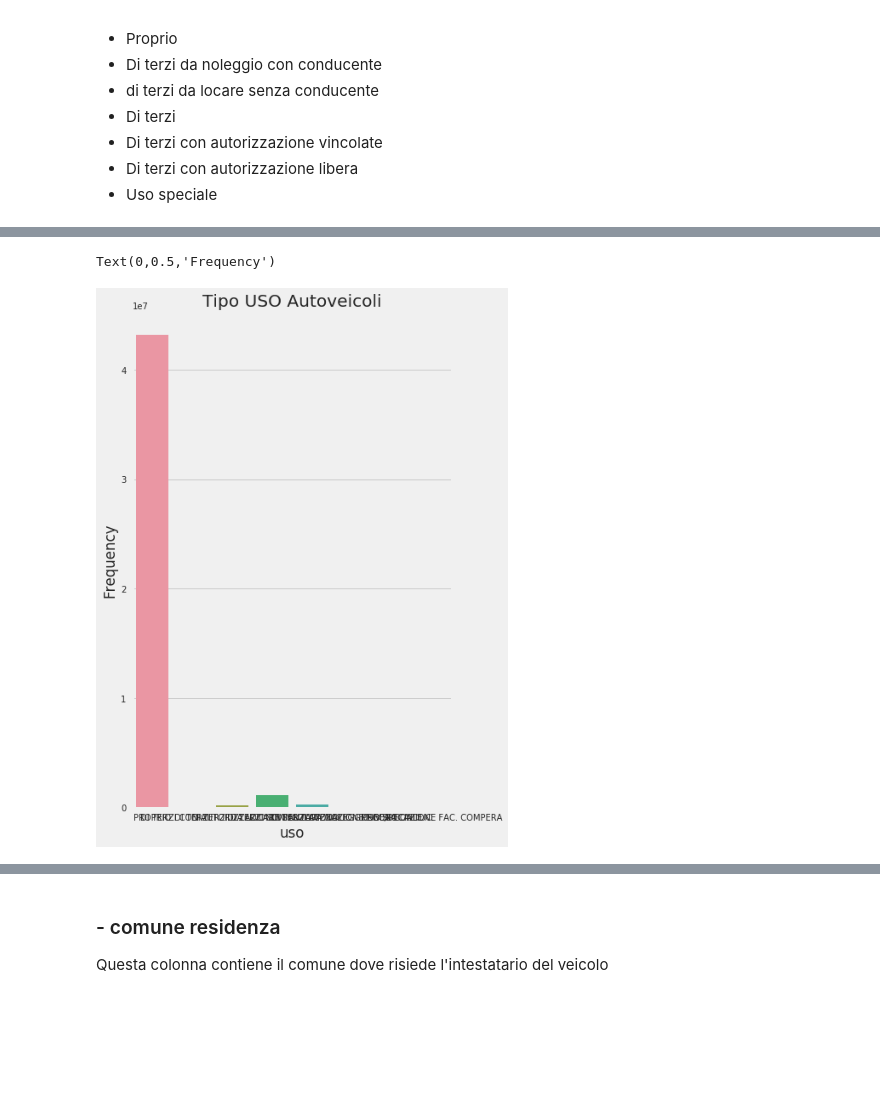
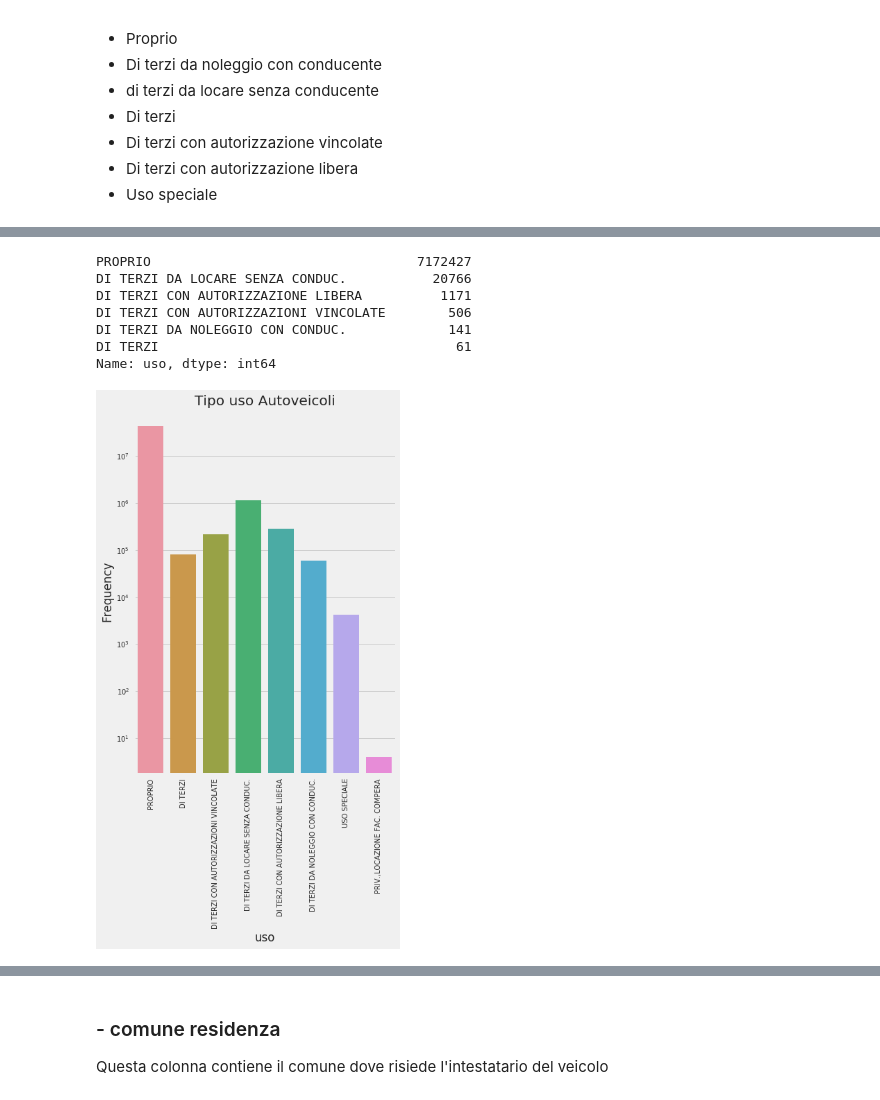
Before and after one commit to mariaclaudia/DAF_EDA_MIT_Patenti-ParcoMacchine, a Jupyter notebook: notebooks/1_MIT_Parco_Macchine_Ecologiche-Data_preparation.ipynb, the cells around one changed output, grey strips where cells are left out. Saved outputs shown, nothing was run; the diff lists cells and outputs as text; code cells hidden in the pictures; blank space fills up the shorter version.

```diff
--- a/notebooks/1_MIT_Parco_Macchine_Ecologiche-Data_preparation.ipynb
+++ b/notebooks/1_MIT_Parco_Macchine_Ecologiche-Data_preparation.ipynb
@@ -32,10 +32,14 @@ In particolare verrà filtrato il campo "alimentazione" per i seguenti valori:
 - 'IBRIDO GASOLIO/ELETTRICO'
 # %%
 %matplotlib inline
+import datetime
 import csv
+import os
+import glob
 import numpy as np
 import scipy.stats as sp
 import pandas as pd
+import missingno as msno
 import matplotlib as mpl
 import matplotlib.cm as cm
 import matplotlib.pyplot as plt
@@ -46,7 +50,7 @@ pd.set_option('display.width', 500)
 pd.set_option('display.max_columns', 200)
 pd.set_option('display.notebook_repr_html', True)
 
-mpl.rcParams['figure.figsize'] = (6.0, 10.0)
+mpl.rcParams['figure.figsize'] = (14.0, 9.0)
 
 sns.set_context("notebook")
 sns.set()
@@ -310,9 +306,22 @@ record nulli: 31043 - : 0.06%
+# %%
+moto.uso.value_counts()
+# %% [output]
+PROPRIO                                  7172427
+DI TERZI DA LOCARE SENZA CONDUC.           20766
+DI TERZI CON AUTORIZZAZIONE LIBERA          1171
+DI TERZI CON AUTORIZZAZIONI VINCOLATE        506
+DI TERZI DA NOLEGGIO CON CONDUC.             141
+DI TERZI                                      61
+Name: uso, dtype: int64
 # %%
 ax = sns.countplot(x="uso",  data=auto)
-ax.set_title("Tipo USO Autoveicoli")
+ax.set_title("Tipo uso Autoveicoli")
 ax.set_ylabel("Frequency")
+ax.set_xticklabels(ax.get_xticklabels(),rotation=90)
+sns.despine()
+plt.ticklabel_format(style='plain', axis='y')
+ax.figure.get_axes()[0].set_yscale('log')
 # %% [output]
-Text(0,0.5,'Frequency')
-[figure, old version]
+[figure, new version]
 # %%
 ax = sns.countplot(x="uso",  data=moto)
```
Also changed, not shown: parts of 78 cells of this notebook.
